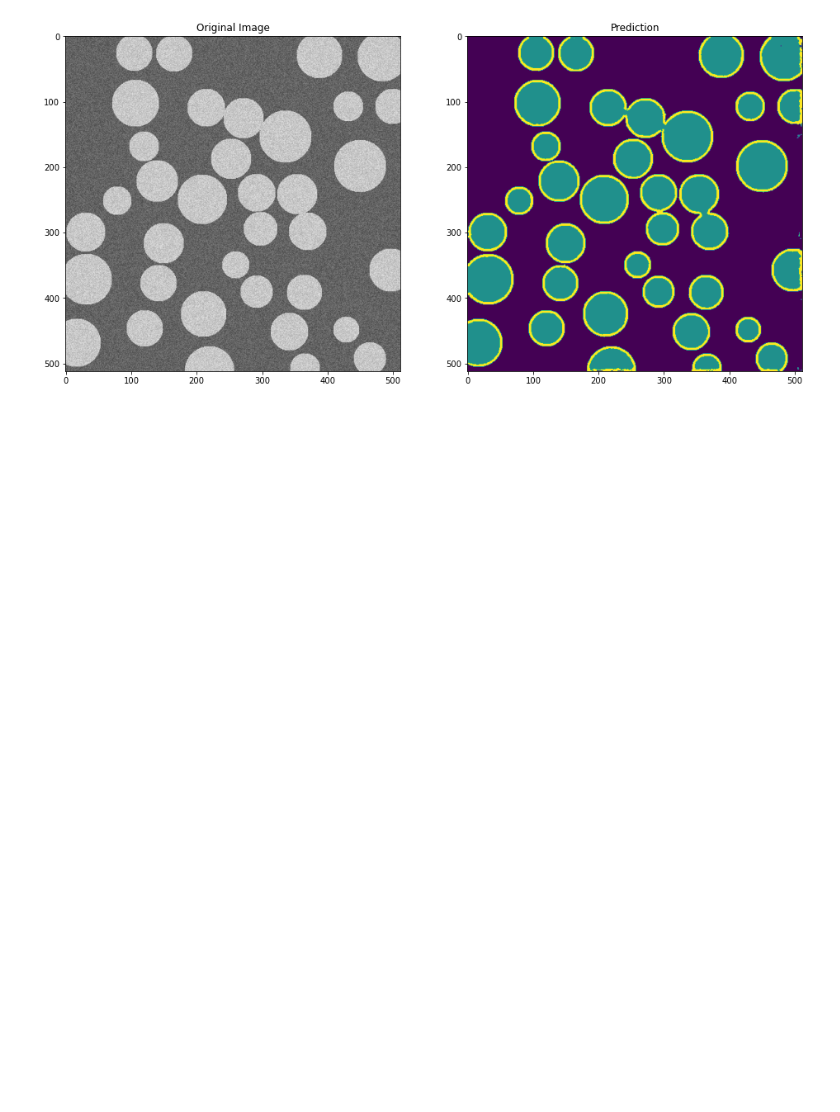
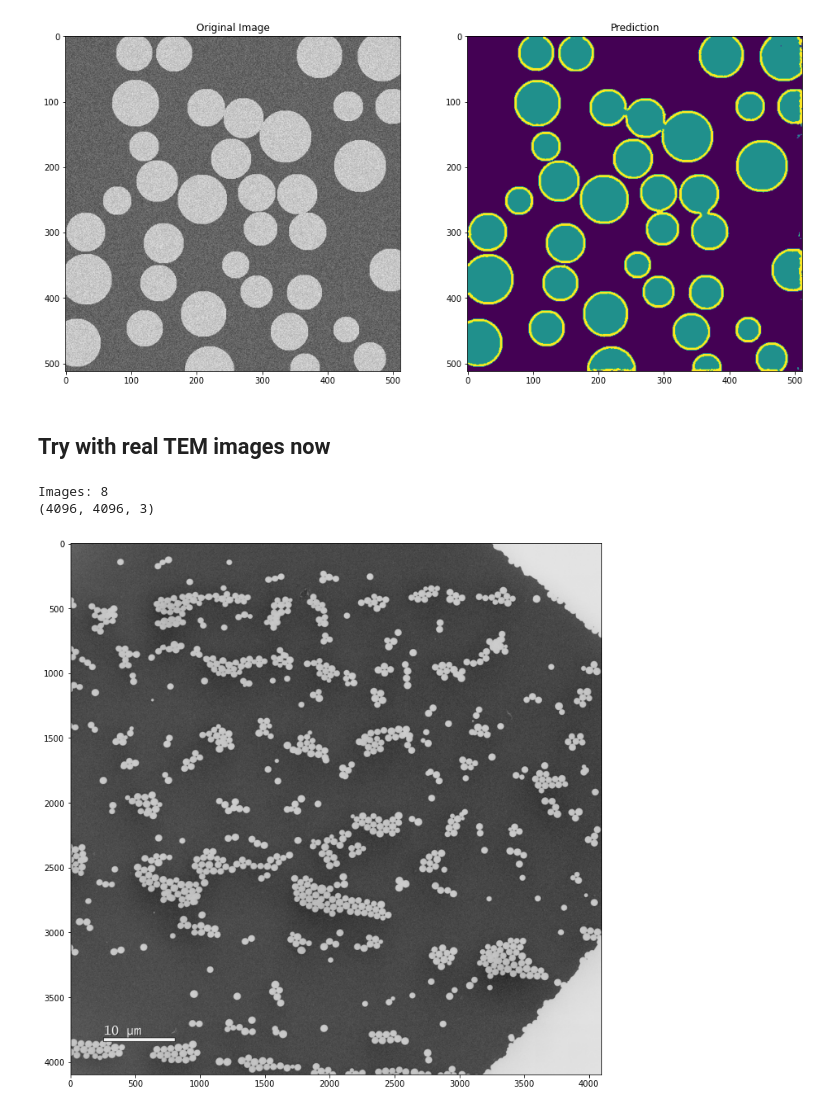
Before and after one commit to Ross0899/mphys-project-cnn-pre-process, a Jupyter notebook: cnn_model_predict.ipynb, the cells around one changed output. Drawn from its saved outputs; the diff is of its cells as text; code cells hidden in the pictures; blank space fills up the shorter version.

Commit message:
CNN model used to segment a TEM image in cnn_model_predict.ipynb

```diff
--- a/cnn_model_predict.ipynb
+++ b/cnn_model_predict.ipynb
@@ -43,9 +47,13 @@ ________________________________________________________________________________
 # %% [markdown]
 ## Load in some images to be segmented
 # %%
-def load_data(path:
-    images = sorted(glob(os.path.join(path, "*.png")))
-    return images
+def load_data(path, tif=False):
+    if tif:
+        images = sorted(glob(os.path.join(path, "*.tif")))
+        return images
+    else:
+        images = sorted(glob(os.path.join(path, "*.png")))
+        return images
 
 def read_image(path):
     image = cv2.imread(path, cv2.IMREAD_COLOR)
@@ -67,12 +75,6 @@ print(synthetic_images[0].shape)
 # %% [output]
 Images: 6
 (512, 512, 3)
-# %%
-path = "./training_images/33_particles9.png"
-image = read_image(path)
-image = np.expand_dims(image, axis=0)
-
-pred = model.predict(image)
 # %% [markdown]
 ## Split the full-sized images into mosaics and predict
 # %%
@@ -106,3 +108,25 @@ plt.imshow(labels, interpolation='bilinear')
 plt.show()
 # %% [output]
 [figure]
+# %% [markdown]
+## Try with real TEM images now
+# %%
+path = "./full-size/tem/"
+
+# File paths
+images = load_data(path, tif=True)
+print(f"Images: {len(images)}")
+
+tem_images = [read_image(image) for image in images]
+print(tem_images[0].shape)
+
+tem_images = [1-img for img in tem_images]
+# %% [output]
+Images: 8
+(4096, 4096, 3)
+# %%
+plt.figure(figsize=(12,12))
+plt.imshow(tem_images[0])
+plt.show()
+# %% [output]
+[figure, added]
```
Also changed, not shown: parts of 13 cells of this notebook, 1 other file.
